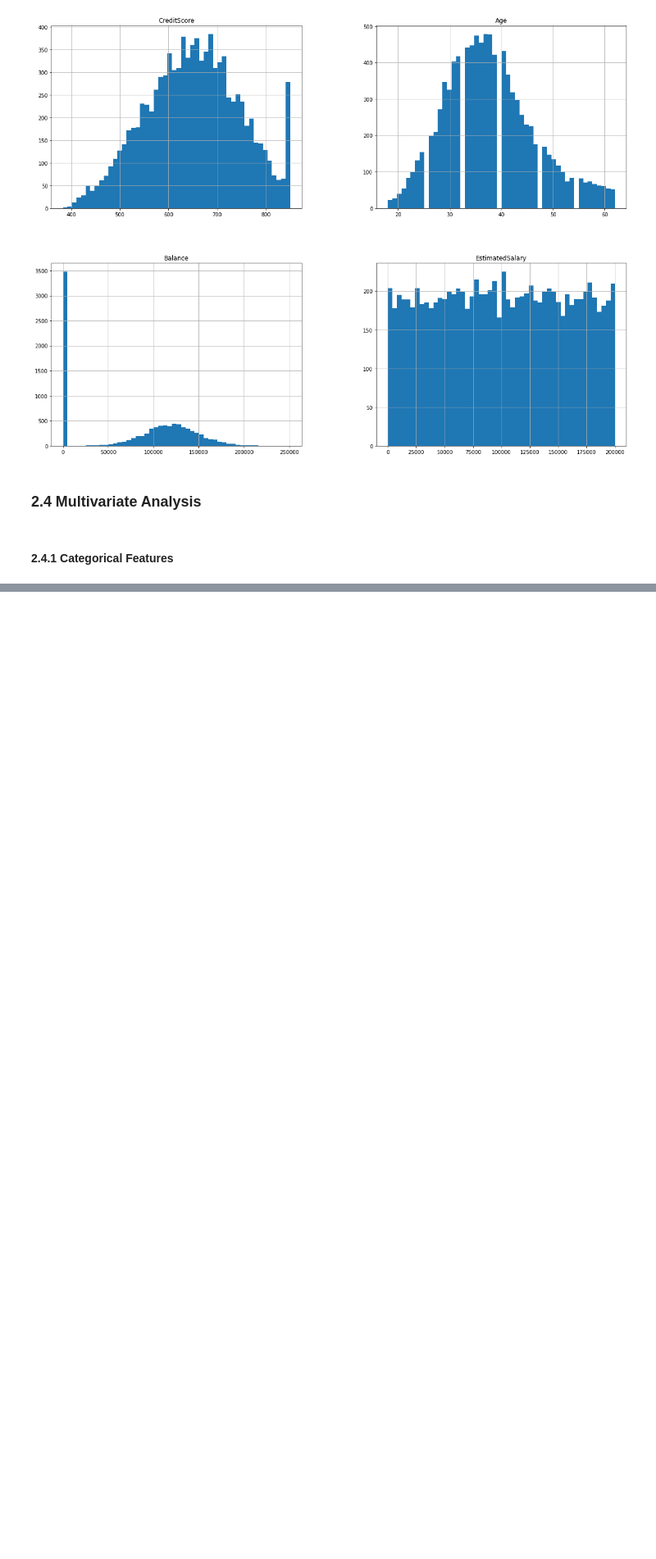
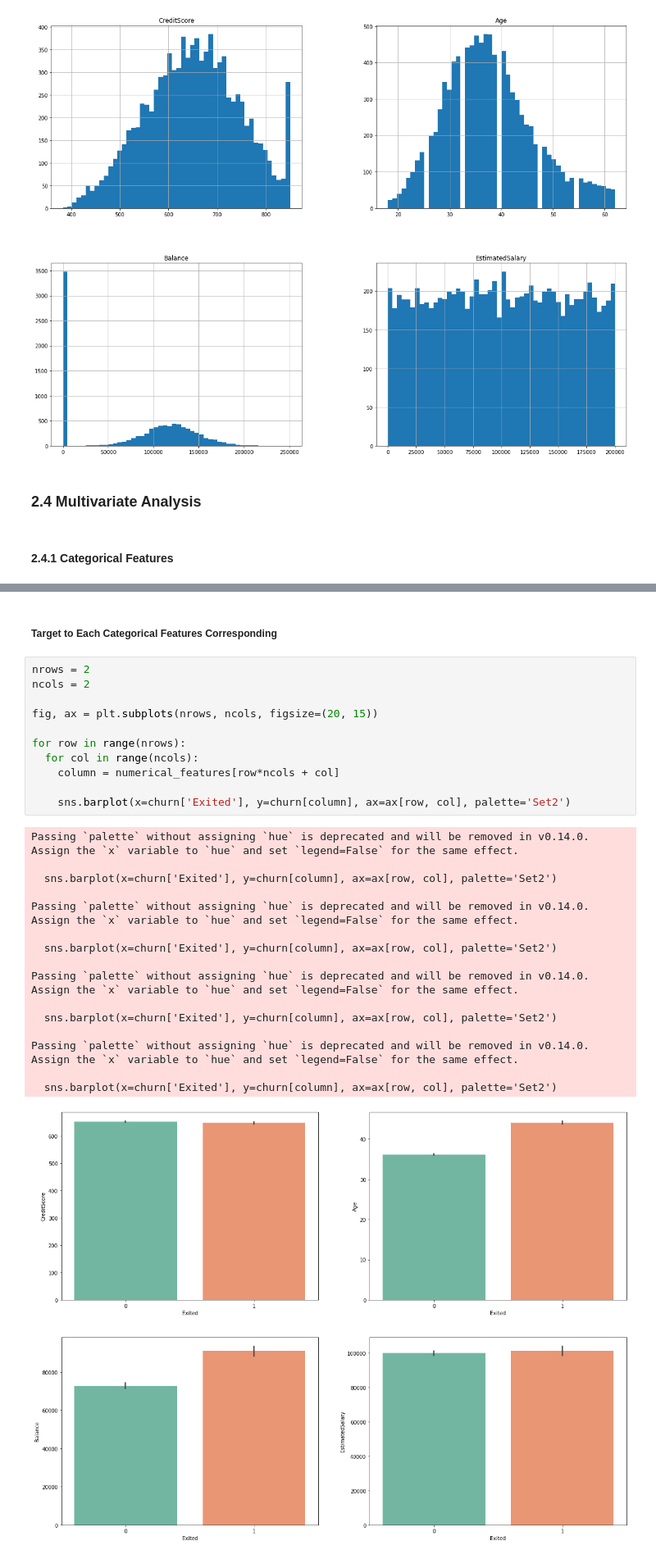
Before and after one commit to naufalmuafi/bank-customer-churn-prediction, a Jupyter notebook: main.ipynb, the cells around one changed output, grey strips where cells are left out. Shown at 82% size. Cells and saved outputs as stored; diff of their text form; blank space fills up the shorter version.

```diff
--- a/main.ipynb
+++ b/main.ipynb
@@ -407,0 +460,30 @@ plt.show()
+# %% [markdown]
+##### Target to Each Categorical Features Corresponding
+# %%
+nrows = 2
+ncols = 2
+
+fig, ax = plt.subplots(nrows, ncols, figsize=(20, 15))
+
+for row in range(nrows):
+  for col in range(ncols):
+    column = numerical_features[row*ncols + col]
+
+    sns.barplot(x=churn['Exited'], y=churn[column], ax=ax[row, col], palette='Set2')
+# %% [output]
+Passing `palette` without assigning `hue` is deprecated and will be removed in v0.14.0. Assign the `x` variable to `hue` and set `legend=False` for the same effect.
+
+  sns.barplot(x=churn['Exited'], y=churn[column], ax=ax[row, col], palette='Set2')
+
+Passing `palette` without assigning `hue` is deprecated and will be removed in v0.14.0. Assign the `x` variable to `hue` and set `legend=False` for the same effect.
+
+  sns.barplot(x=churn['Exited'], y=churn[column], ax=ax[row, col], palette='Set2')
+
+Passing `palette` without assigning `hue` is deprecated and will be removed in v0.14.0. Assign the `x` variable to `hue` and set `legend=False` for the same effect.
+
+  sns.barplot(x=churn['Exited'], y=churn[column], ax=ax[row, col], palette='Set2')
+
+Passing `palette` without assigning `hue` is deprecated and will be removed in v0.14.0. Assign the `x` variable to `hue` and set `legend=False` for the same effect.
+
+  sns.barplot(x=churn['Exited'], y=churn[column], ax=ax[row, col], palette='Set2')
+[figure, added]
```
Also changed, not shown: parts of 14 cells of this notebook.
